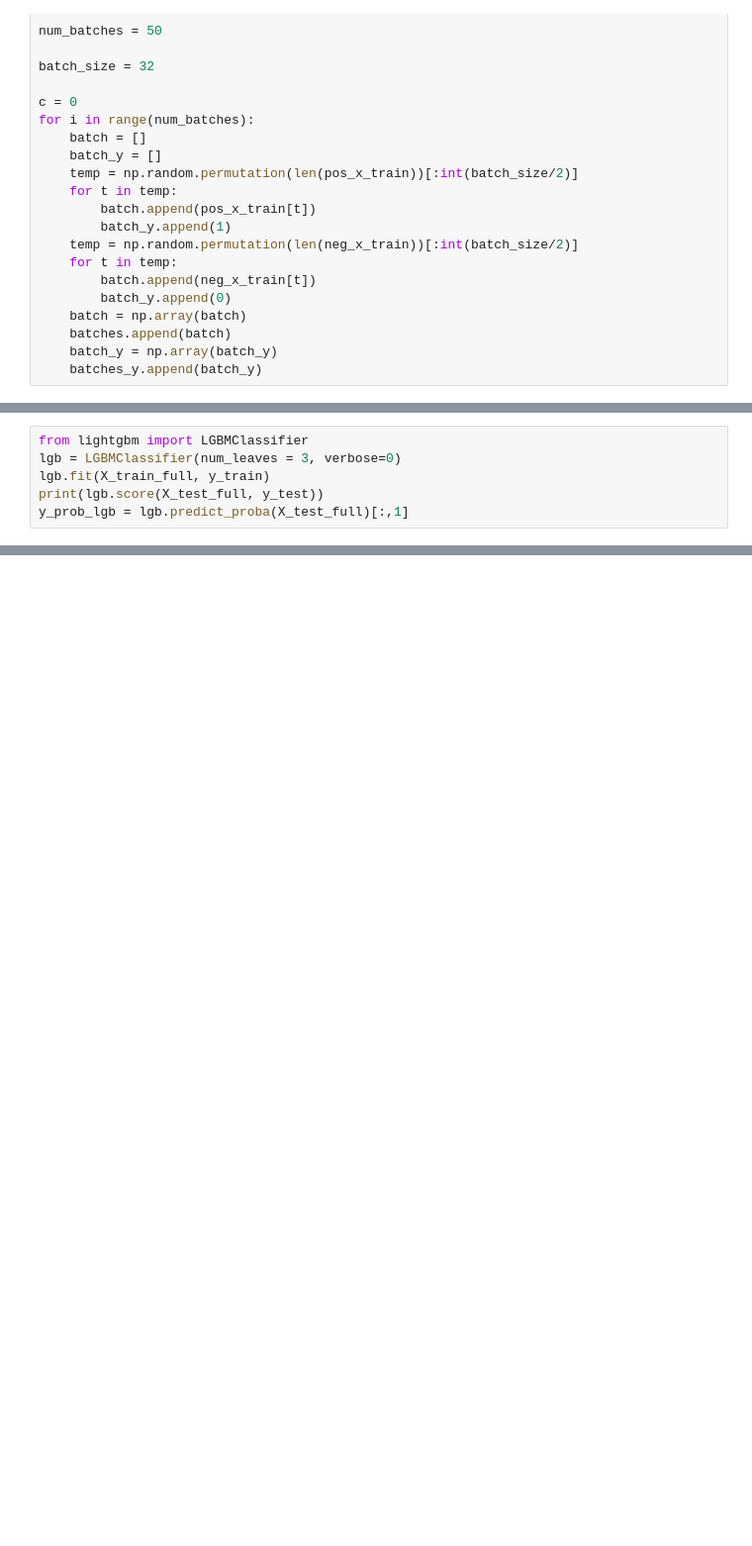
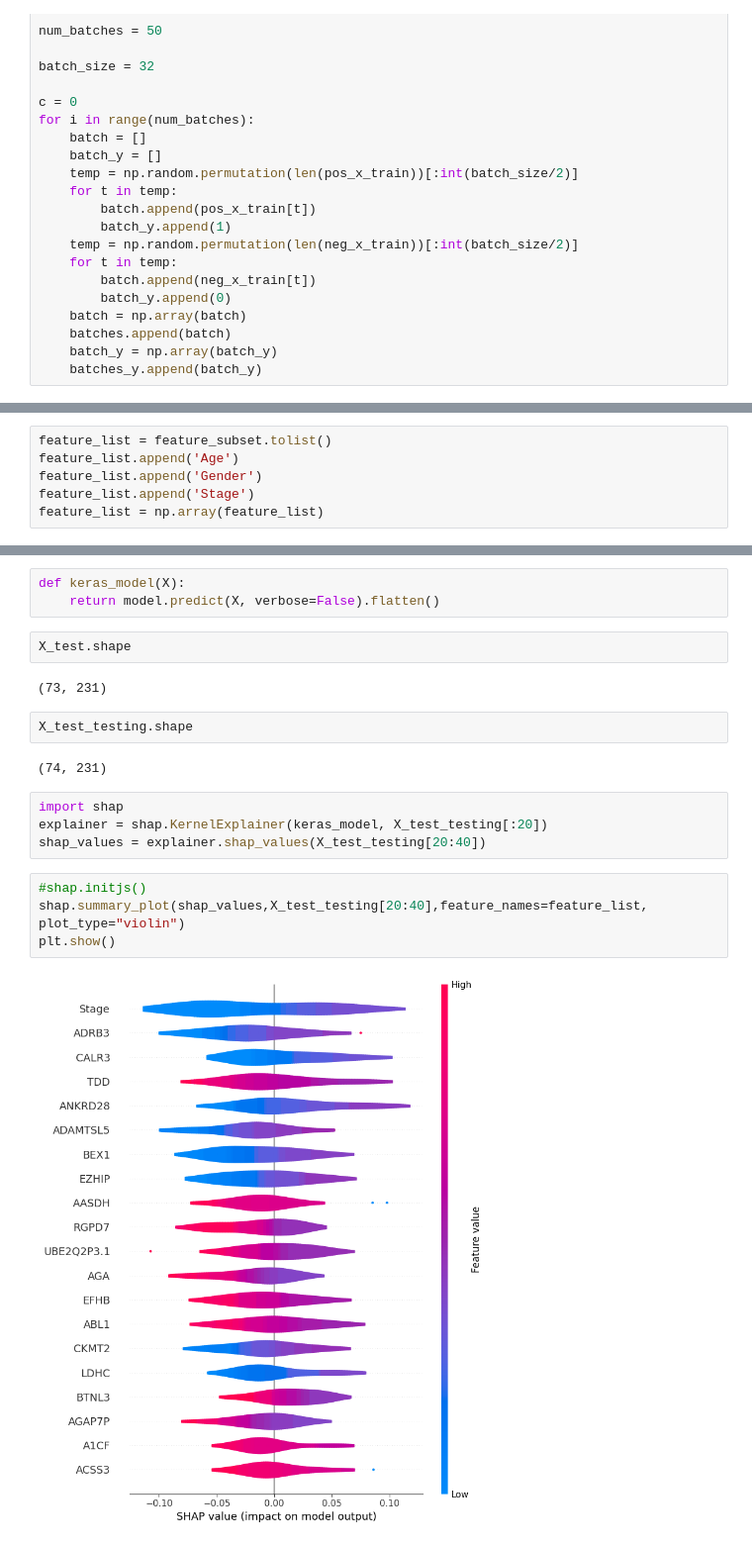
Before and after one commit to NitTheKit/KidneyCancerML, a Jupyter notebook: tensorflow_zscore.ipynb, the cells around one changed output, grey strips where cells are left out. Shown: that part at 99% size. Drawn from its saved outputs; the diff is of its cells as text; blank space fills up the shorter version.

```diff
--- a/tensorflow_zscore.ipynb
+++ b/tensorflow_zscore.ipynb
@@ -296,6 +259,0 @@ y_prob_rf = rf.predict_proba(X_test)[:,1]
-# %%
-from lightgbm import LGBMClassifier
-lgb = LGBMClassifier(num_leaves = 3, verbose=0)
-lgb.fit(X_train_full, y_train)
-print(lgb.score(X_test_full, y_test))
-y_prob_lgb = lgb.predict_proba(X_test_full)[:,1]
@@ -399,0 +616,6 @@ plt.show()
+# %%
+feature_list = feature_subset.tolist()
+feature_list.append('Age')
+feature_list.append('Gender')
+feature_list.append('Stage')
+feature_list = np.array(feature_list)
@@ -399,0 +638,21 @@ plt.show()
+# %%
+def keras_model(X):
+    return model.predict(X, verbose=False).flatten()
+# %%
+X_test.shape
+# %% [output]
+(73, 231)
+# %%
+X_test_testing.shape
+# %% [output]
+(74, 231)
+# %%
+import shap
+explainer = shap.KernelExplainer(keras_model, X_test_testing[:20])
+shap_values = explainer.shap_values(X_test_testing[20:40])
+# %%
+#shap.initjs()
+shap.summary_plot(shap_values,X_test_testing[20:40],feature_names=feature_list, plot_type="violin")
+plt.show()
+# %% [output]
+[figure, added]
```
Also changed, not shown: parts of 64 cells of this notebook, 49 other files.
